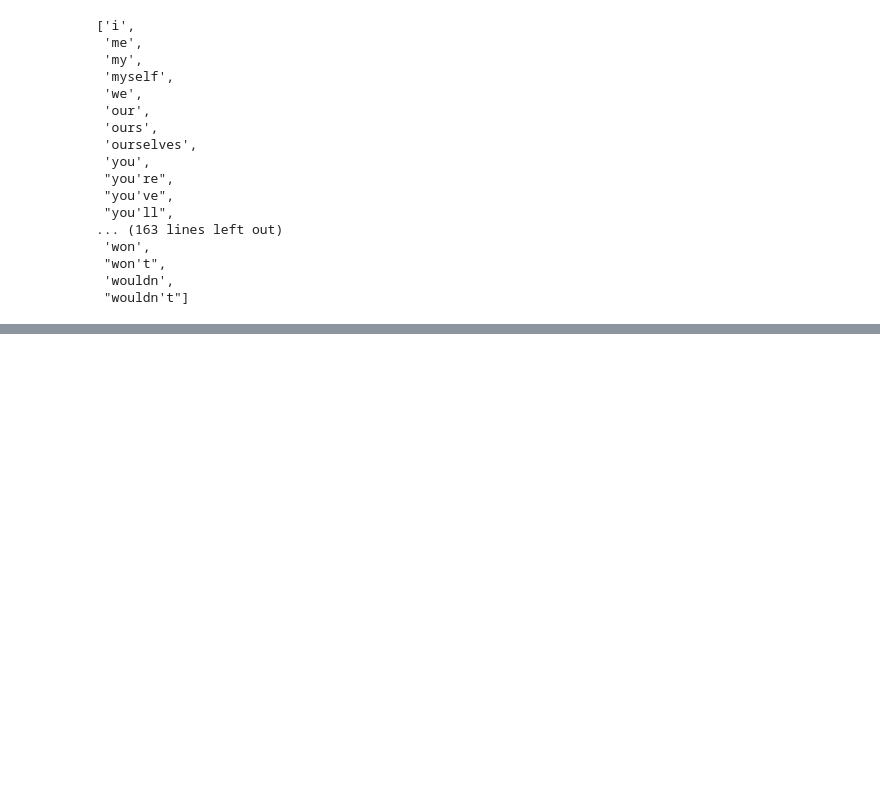
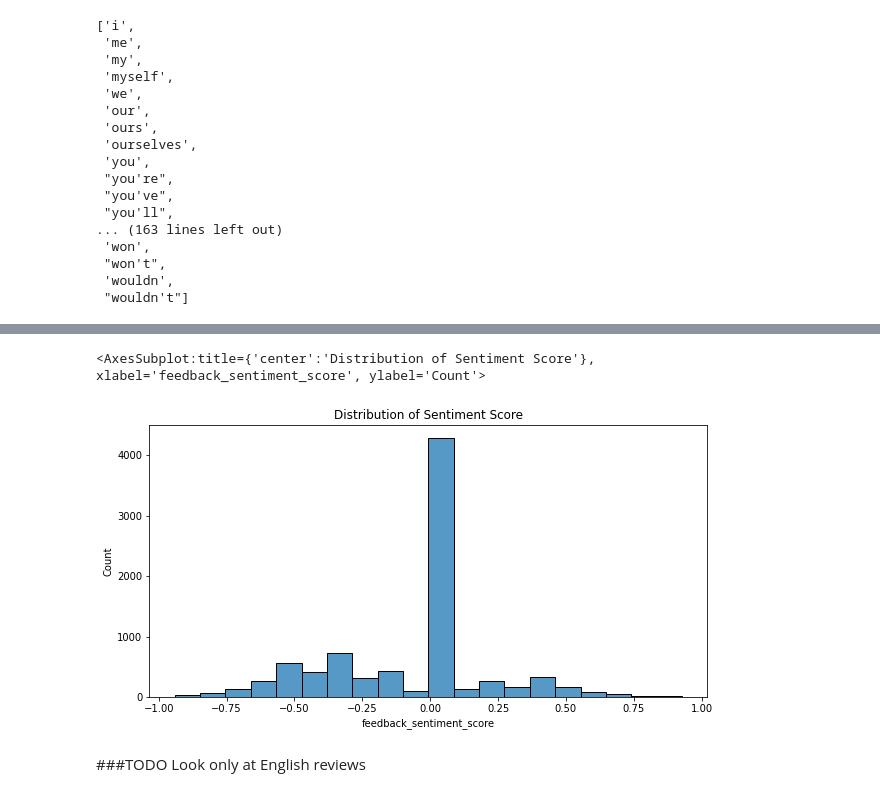
Before and after one commit to moe221/nps_sentiment_analysis, a Jupyter notebook: notebooks/EasyPark - Sentiment Analysis.ipynb, the cells around one changed output, grey strips where cells are left out. Saved outputs shown, nothing was run; the diff lists cells and outputs as text; code cells hidden in the pictures; blank space fills up the shorter version.

```diff
--- a/notebooks/EasyPark - Sentiment Analysis.ipynb
+++ b/notebooks/EasyPark - Sentiment Analysis.ipynb
@@ -784,0 +428,14 @@ sns.barplot(data=df_word_neg_freq.head(20), y="word", x="frequency");
+# %%
+# clean then lemmatize:
+text_transformer = Pipeline([
+    ('processor', TextPreprocessor()),
+    ('lemmatizer', WordLemmatizer()),
+    ('stopword_remover', StopWordRemover(language="english", keep=["not", "only"]))
+    ])
+
+preprocessor = ColumnTransformer([
+        ('text_tr', text_transformer, features_text)
+                                ])
+# %%
+feedback_preprocessed = preprocessor.fit_transform(df_ep_nps_clean)
+df_ep_nps_clean["post_rating_feedback_preprocessed"] = feedback_preprocessed
@@ -784,0 +476,3 @@ sns.barplot(data=df_word_neg_freq.head(20), y="word", x="frequency");
+# %%
+# initialize analyzer bject
+analyzer = SentimentIntensityAnalyzer()
@@ -784,0 +481,3 @@ sns.barplot(data=df_word_neg_freq.head(20), y="word", x="frequency");
+# %%
+df_ep_nps_clean["feedback_sentiment_score"] = df_ep_nps_clean["post_rating_feedback_translated"].apply(lambda x: analyzer.polarity_scores(x)["compound"])
+df_ep_nps_clean[["post_rating_feedback_translated", "feedback_sentiment_score"]]
@@ -784,0 +498,12 @@ sns.barplot(data=df_word_neg_freq.head(20), y="word", x="frequency");
+# %%
+# plot distribution of sentiment score
+fig = plt.figure(figsize=(10, 5))
+plt.title("Distribution of Sentiment Score")
+sns.histplot(data=df_ep_nps_clean,
+             x="feedback_sentiment_score",
+            bins=20)
+# %% [output]
+<AxesSubplot:title={'center':'Distribution of Sentiment Score'}, xlabel='feedback_sentiment_score', ylabel='Count'>
+[figure, added]
+# %% [markdown]
+###TODO Look only at English reviews
```
Also changed, not shown: parts of 82 cells of this notebook.
